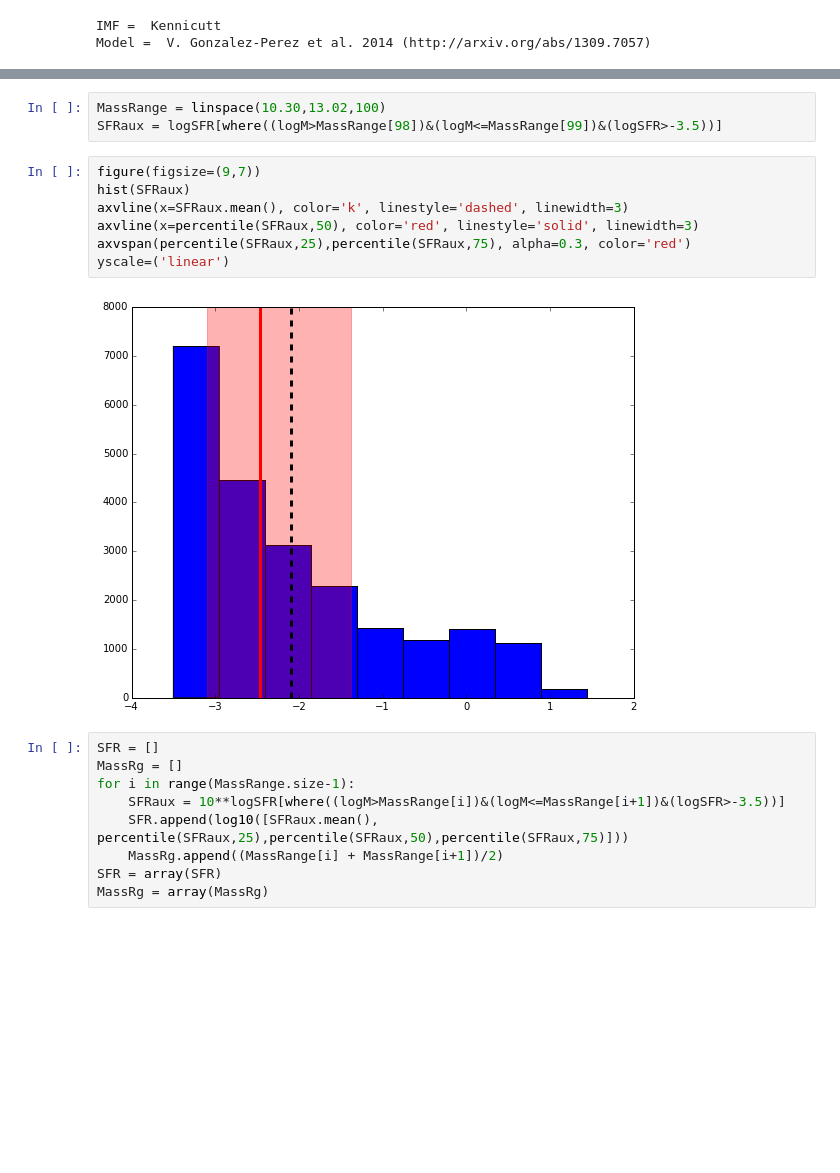
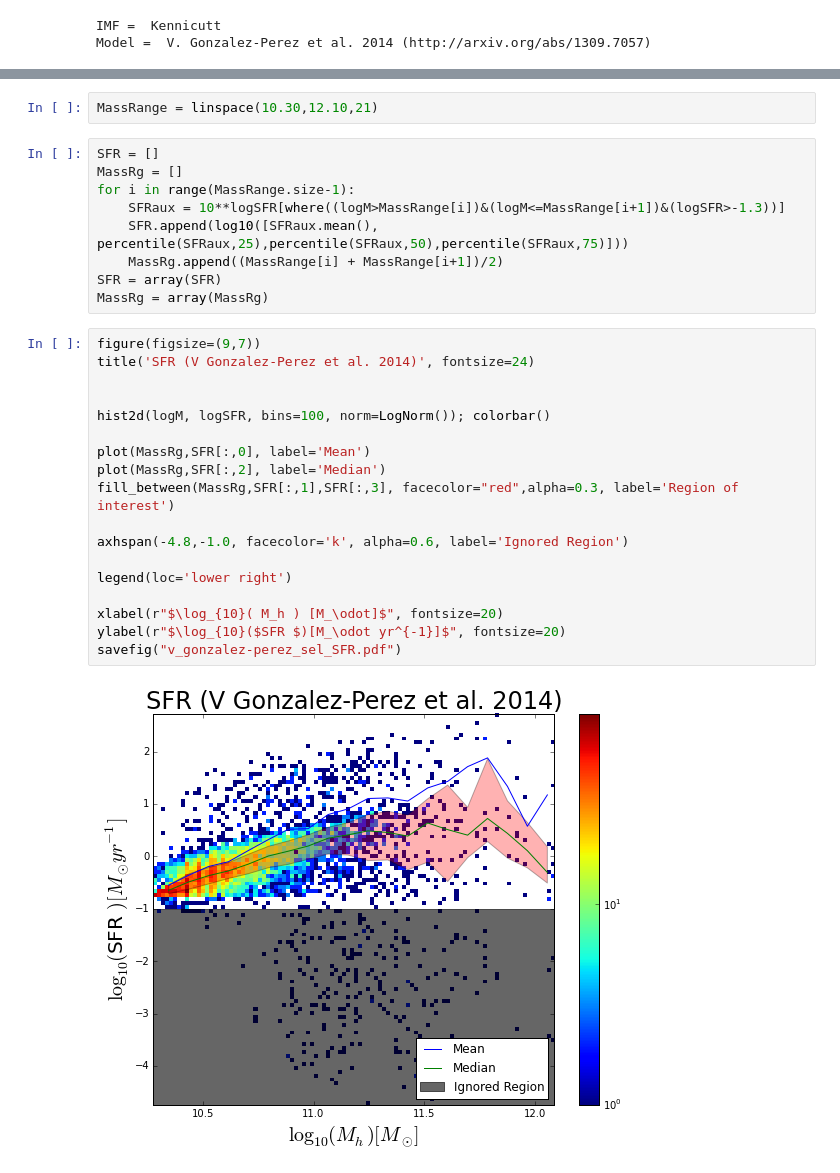
Before and after one commit to flgomezc/sfr-dmhm, a Jupyter notebook: program/V-Gonzalez data.ipynb, the cells around one changed output, grey strips where cells are left out. Saved outputs shown, nothing was run; the diff lists cells and outputs as text; blank space fills up the shorter version.

```diff
--- a/program/V-Gonzalez data.ipynb
+++ b/program/V-Gonzalez data.ipynb
@@ -43,21 +48,31 @@ ylabel(r"$\log_{10}($SFR $)[M_\odot yr^{-1}]$", fontsize=20)
-# %%
-MassRange = linspace(10.30,13.02,100)
-SFRaux = logSFR[where((logM>MassRange[98])&(logM<=MassRange[99])&(logSFR>-3.5))]
-# %%
-figure(figsize=(9,7))
-hist(SFRaux)
-axvline(x=SFRaux.mean(), color='k', linestyle='dashed', linewidth=3)
-axvline(x=percentile(SFRaux,50), color='red', linestyle='solid', linewidth=3)
-axvspan(percentile(SFRaux,25),percentile(SFRaux,75), alpha=0.3, color='red')
-yscale=('linear')
-# %% [output]
-[figure, removed]
+# %%
+MassRange = linspace(10.30,12.10,21)
 # %%
 SFR = []
 MassRg = []
 for i in range(MassRange.size-1):
-    SFRaux = 10**logSFR[where((logM>MassRange[i])&(logM<=MassRange[i+1])&(logSFR>-3.5))]
+    SFRaux = 10**logSFR[where((logM>MassRange[i])&(logM<=MassRange[i+1])&(logSFR>-1.3))]
     SFR.append(log10([SFRaux.mean(), percentile(SFRaux,25),percentile(SFRaux,50),percentile(SFRaux,75)]))
     MassRg.append((MassRange[i] + MassRange[i+1])/2)
 SFR = array(SFR)
 MassRg = array(MassRg)
+# %%
+figure(figsize=(9,7))
+title('SFR (V Gonzalez-Perez et al. 2014)', fontsize=24)
+
+
+hist2d(logM, logSFR, bins=100, norm=LogNorm()); colorbar()
+
+plot(MassRg,SFR[:,0], label='Mean')
+plot(MassRg,SFR[:,2], label='Median')
+fill_between(MassRg,SFR[:,1],SFR[:,3], facecolor="red",alpha=0.3, label='Region of interest')
+
+axhspan(-4.8,-1.0, facecolor='k', alpha=0.6, label='Ignored Region')
+
+legend(loc='lower right')
+
+xlabel(r"$\log_{10}( M_h ) [M_\odot]$", fontsize=20)
+ylabel(r"$\log_{10}($SFR $)[M_\odot yr^{-1}]$", fontsize=20)
+savefig("v_gonzalez-perez_sel_SFR.pdf")
+# %% [output]
+[figure, added]
```
Also changed, not shown: parts of 6 cells of this notebook.
